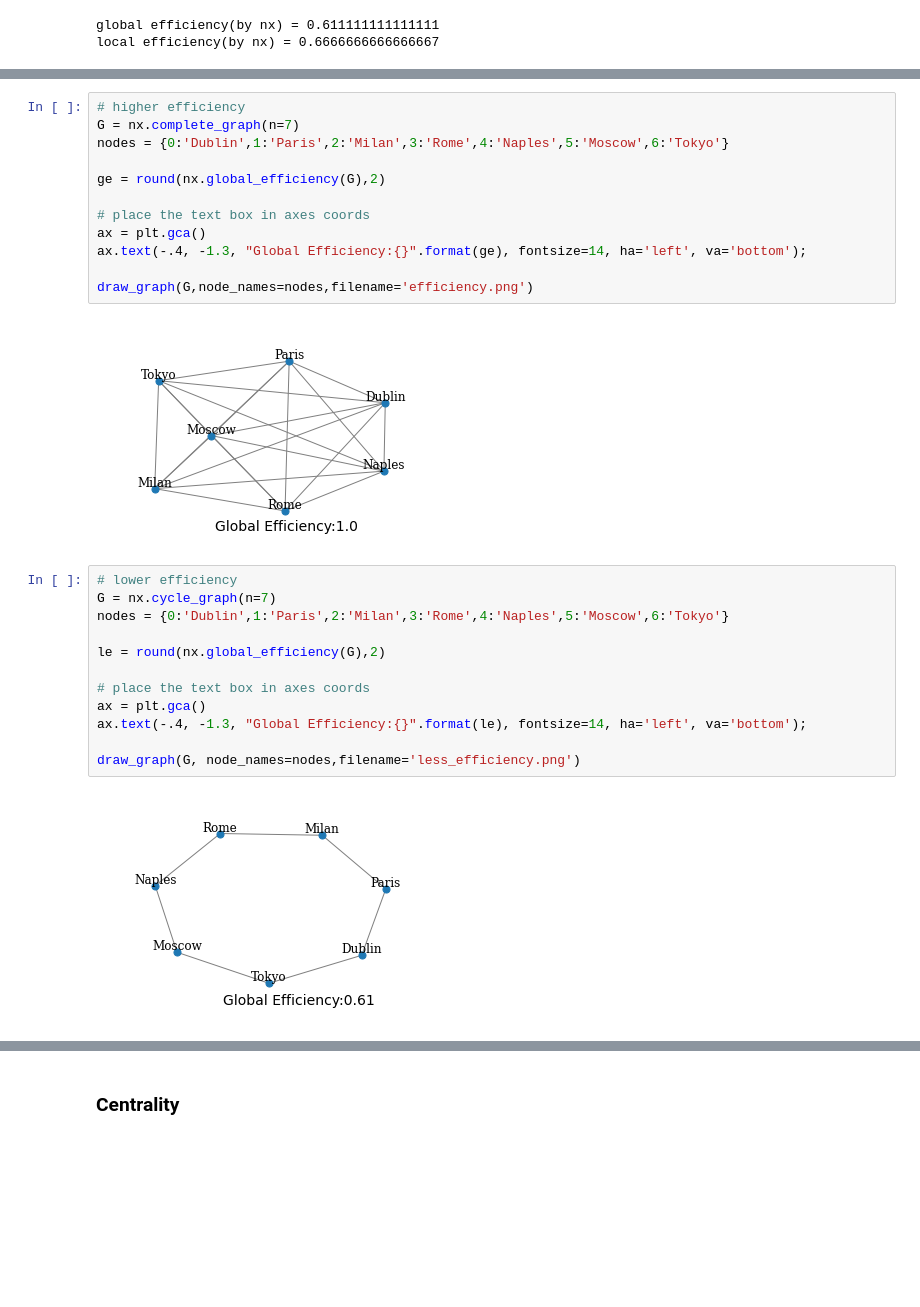
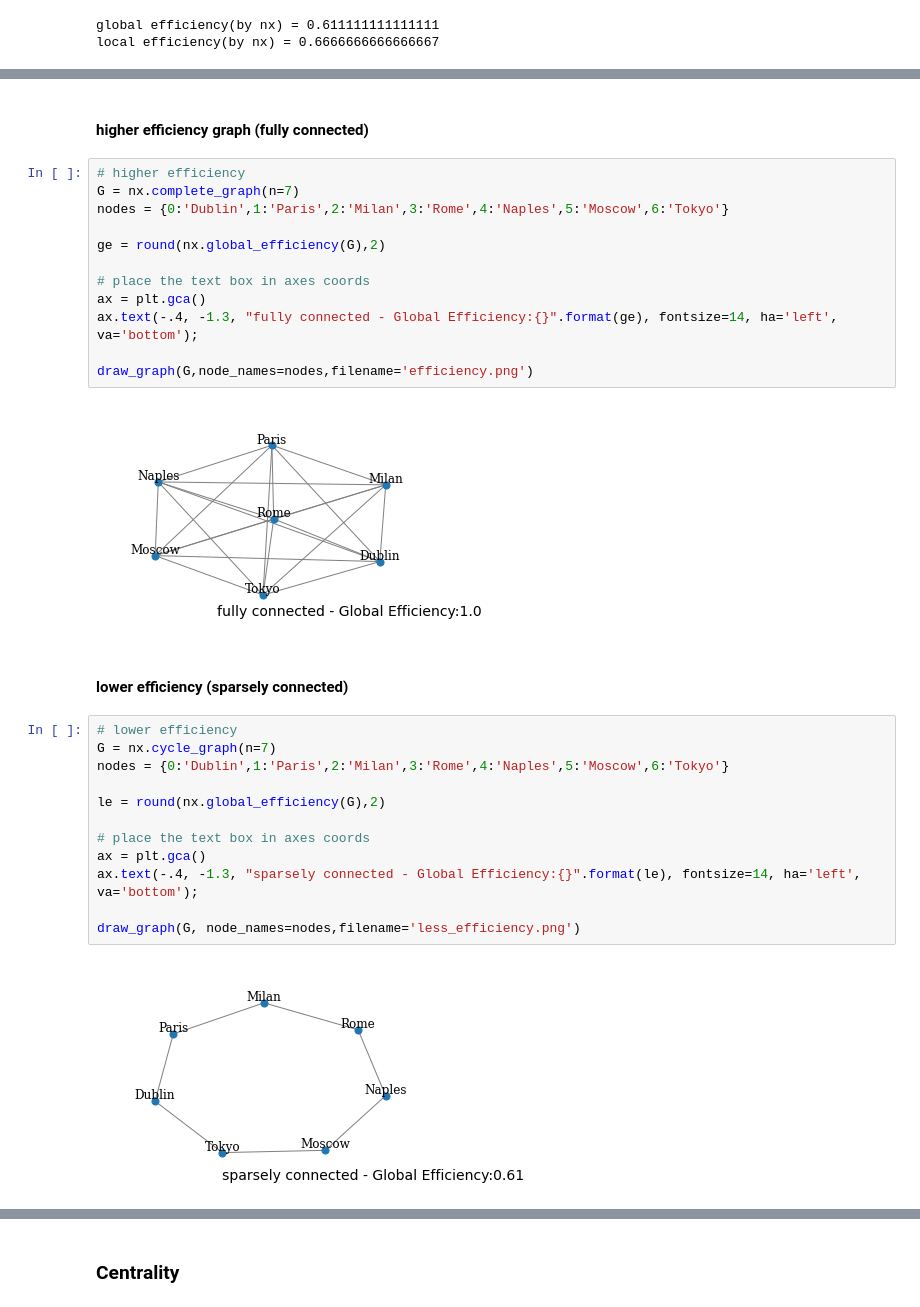
Before and after one commit to lin3372/BK_Graph_Machine_Learning_Pkt21, a Jupyter notebook: 01_03_Graph_metrics.ipynb, the cells around one changed output, grey strips where cells are left out. Saved outputs shown, nothing was run; the diff lists cells and outputs as text; blank space fills up the shorter version.

```diff
--- a/01_03_Graph_metrics.ipynb
+++ b/01_03_Graph_metrics.ipynb
@@ -191,18 +210,22 @@ Global Efficiency(Tokyo) = 3.333333333333333
 global efficiency(by maunal)= 0.611111111111111
+# %% [markdown]
+#### higher efficiency graph (fully connected)
 # %%
 # higher efficiency
 G = nx.complete_graph(n=7)
 nodes = {0:'Dublin',1:'Paris',2:'Milan',3:'Rome',4:'Naples',5:'Moscow',6:'Tokyo'}
 
 ge = round(nx.global_efficiency(G),2)
 
 # place the text box in axes coords
 ax = plt.gca()
-ax.text(-.4, -1.3, "Global Efficiency:{}".format(ge), fontsize=14, ha='left', va='bottom');
+ax.text(-.4, -1.3, "fully connected - Global Efficiency:{}".format(ge), fontsize=14, ha='left', va='bottom');
 
 draw_graph(G,node_names=nodes,filename='efficiency.png')
 # %% [output]
-[figure, old version]
+[figure, new version]
+# %% [markdown]
+#### lower efficiency (sparsely connected)
 # %%
 # lower efficiency
 G = nx.cycle_graph(n=7)
@@ -212,8 +235,8 @@ le = round(nx.global_efficiency(G),2)
 
 # place the text box in axes coords
 ax = plt.gca()
-ax.text(-.4, -1.3, "Global Efficiency:{}".format(le), fontsize=14, ha='left', va='bottom');
+ax.text(-.4, -1.3, "sparsely connected - Global Efficiency:{}".format(le), fontsize=14, ha='left', va='bottom');
 
 draw_graph(G, node_names=nodes,filename='less_efficiency.png')
 # %% [output]
-[figure, old version]
+[figure, new version]
```
Also changed, not shown: parts of 24 cells of this notebook.
